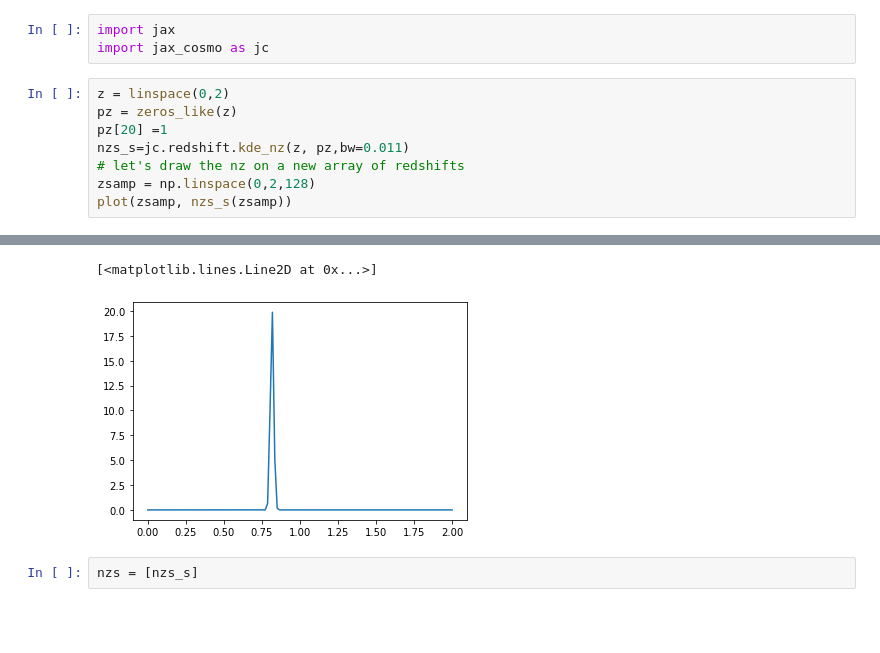
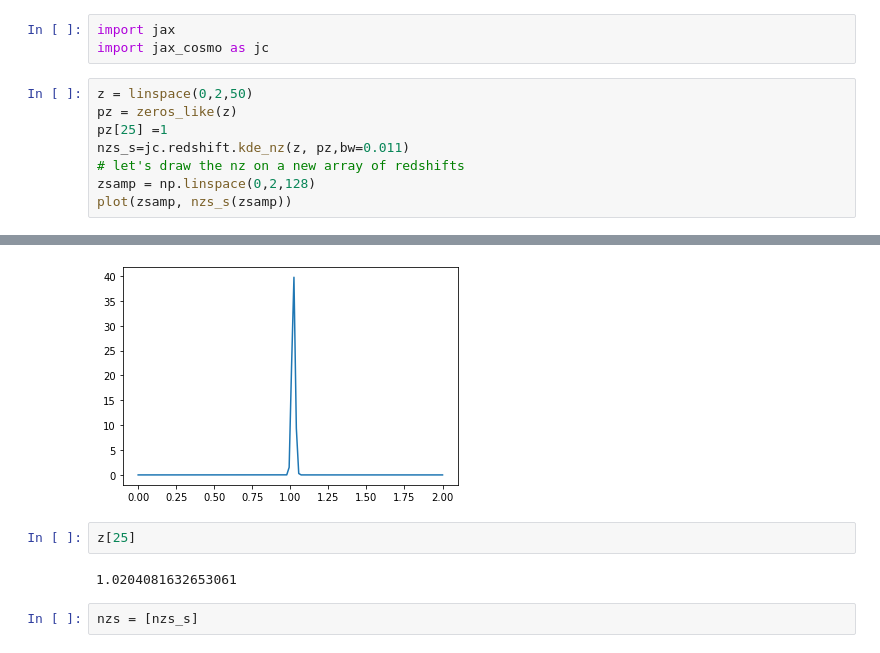
Before and after one commit to DifferentiableUniverseInitiative/flowpm, a Jupyter notebook: notebooks/Denise_lightcone.ipynb, the cells around one changed output, grey strips where cells are left out. Drawn from its saved outputs; the diff is of its cells as text; blank space fills up the shorter version.

```diff
--- a/notebooks/Denise_lightcone.ipynb
+++ b/notebooks/Denise_lightcone.ipynb
@@ -168,9 +128,9 @@ legend()
 import jax
 import jax_cosmo as jc
 # %%
-z = linspace(0,2)
+z = linspace(0,2,50)
 pz = zeros_like(z)
-pz[20] =1
+pz[25] =1
 nzs_s=jc.redshift.kde_nz(z, pz,bw=0.011)
 # let's draw the nz on a new array of redshifts
 zsamp = np.linspace(0,2,128)
@@ -180,5 +140,8 @@ WARNING:absl:No GPU/TPU found, falling back to CPU. (Set TF_CPP_MIN_LOG_LEVEL=0
-[<matplotlib.lines.Line2D at 0x...>]
-[figure, old version]
+[figure, new version]
+# %%
+z[25]
+# %% [output]
+1.0204081632653061
 # %%
 nzs = [nzs_s]
 # %%
```
Also changed, not shown: parts of 21 cells of this notebook.
